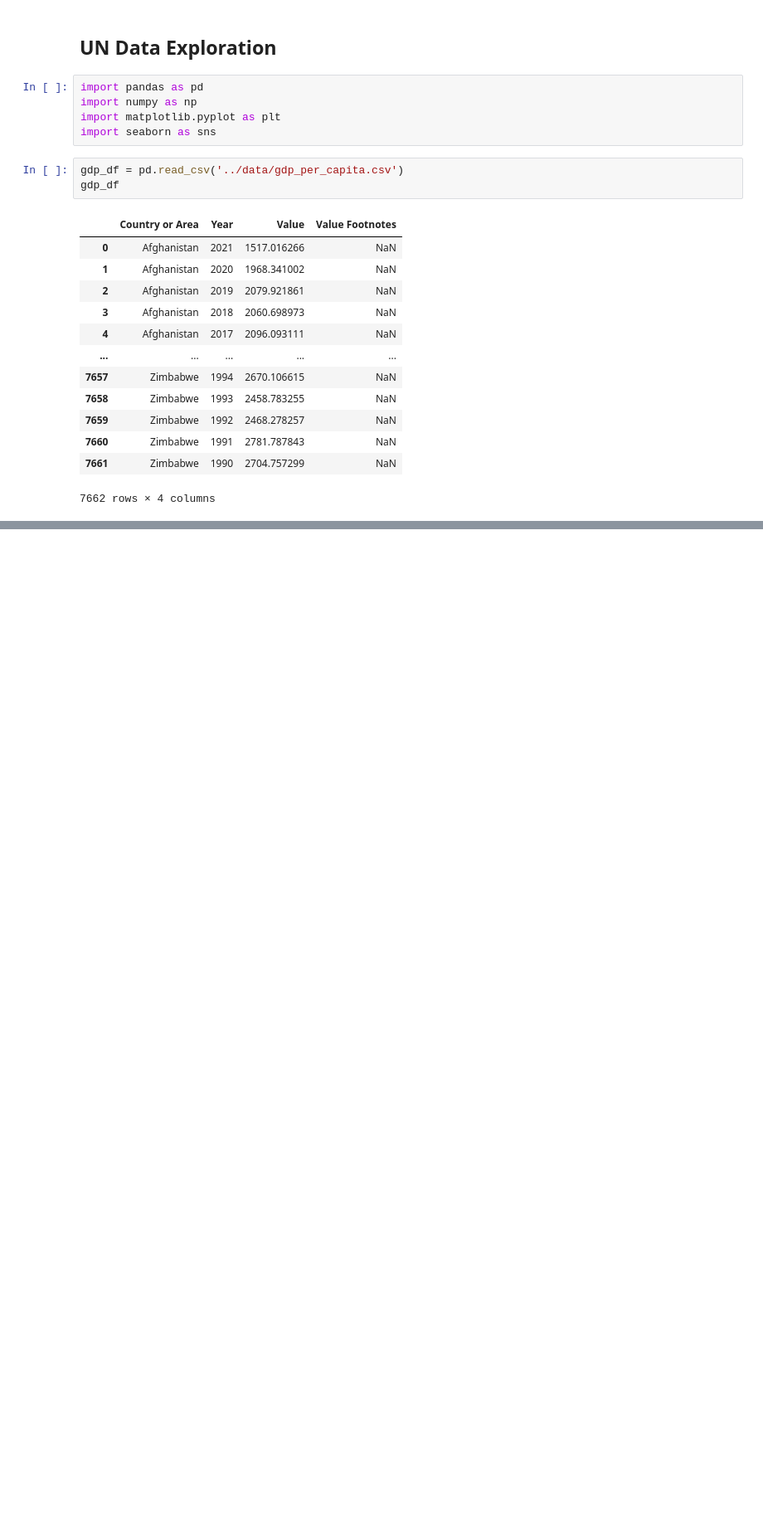
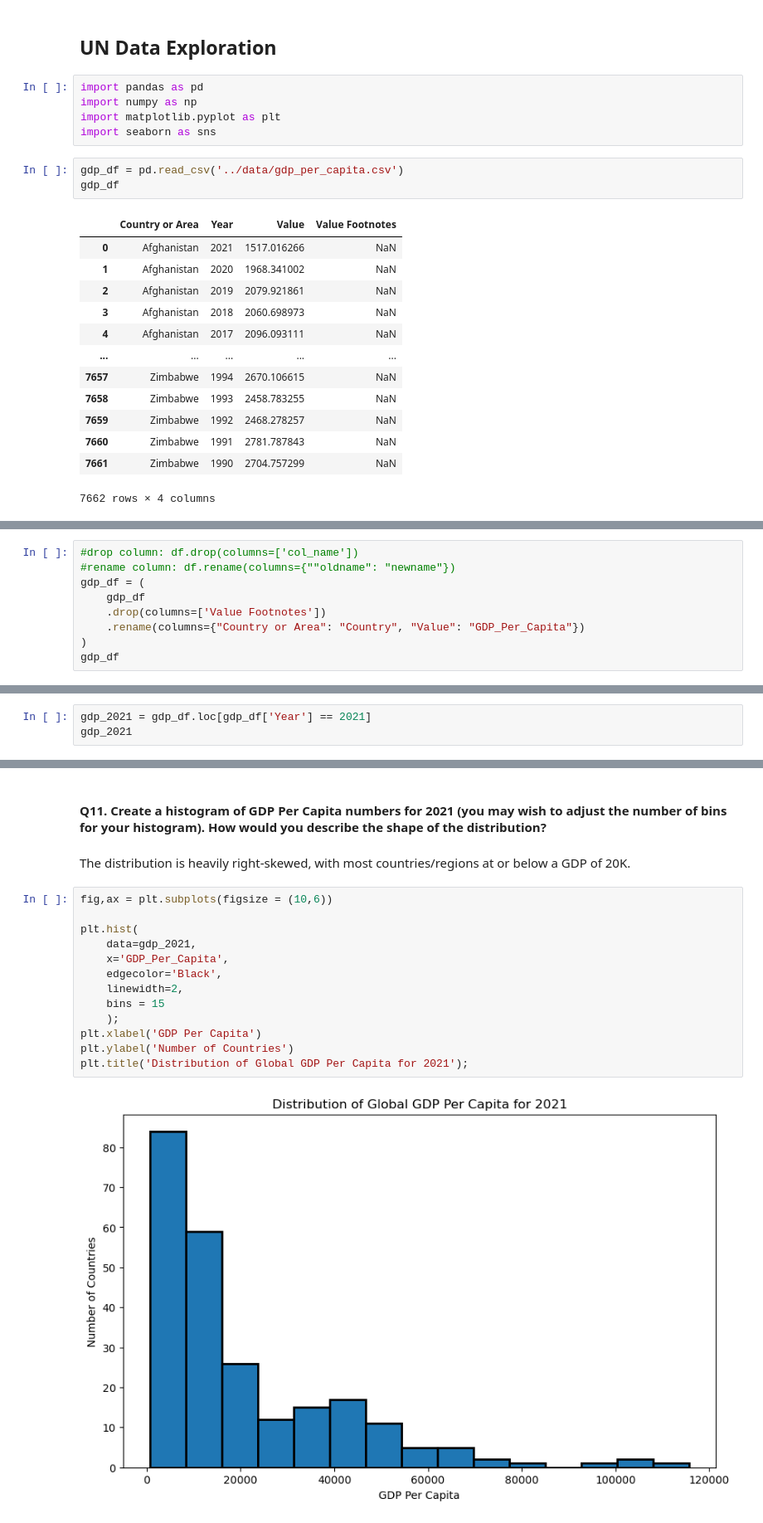
Before and after one commit to nss-data-science-cohort-8/un-exploration-mariacancodenow, a Jupyter notebook: notebooks/UN_Data_Exploration.ipynb, the cells around one changed output, grey strips where cells are left out. Shown: that part at 83% size. Drawn from its saved outputs; the diff is of its cells as text; blank space fills up the shorter version.

```diff
--- a/notebooks/UN_Data_Exploration.ipynb
+++ b/notebooks/UN_Data_Exploration.ipynb
@@ -89,0 +29,9 @@ gdp_rename
+# %%
+#drop column: df.drop(columns=['col_name'])
+#rename column: df.rename(columns={""oldname": "newname"})
+gdp_df = (
+    gdp_df
+    .drop(columns=['Value Footnotes'])
+    .rename(columns={"Country or Area": "Country", "Value": "GDP_Per_Capita"})
+)
+gdp_df
@@ -119,0 +201,3 @@ RangeIndex(start=0, stop=7662, step=1)
+# %%
+gdp_2021 = gdp_df.loc[gdp_df['Year'] == 2021]
+gdp_2021
@@ -119,0 +230,19 @@ RangeIndex(start=0, stop=7662, step=1)
+# %% [markdown]
+#### Q11. Create a histogram of GDP Per Capita numbers for 2021 (you may wish to adjust the number of bins for your histogram). How would you describe the shape of the distribution?
+# %% [markdown]
+The distribution is heavily right-skewed, with most countries/regions at or below a GDP of 20K.
+# %%
+fig,ax = plt.subplots(figsize = (10,6))
+
+plt.hist(
+    data=gdp_2021,
+    x='GDP_Per_Capita',
+    edgecolor='Black',
+    linewidth=2,
+    bins = 15
+    );
+plt.xlabel('GDP Per Capita')
+plt.ylabel('Number of Countries')
+plt.title('Distribution of Global GDP Per Capita for 2021');
+# %% [output]
+[figure, added]
```
Also changed, not shown: parts of 29 cells of this notebook, 1 other file.
